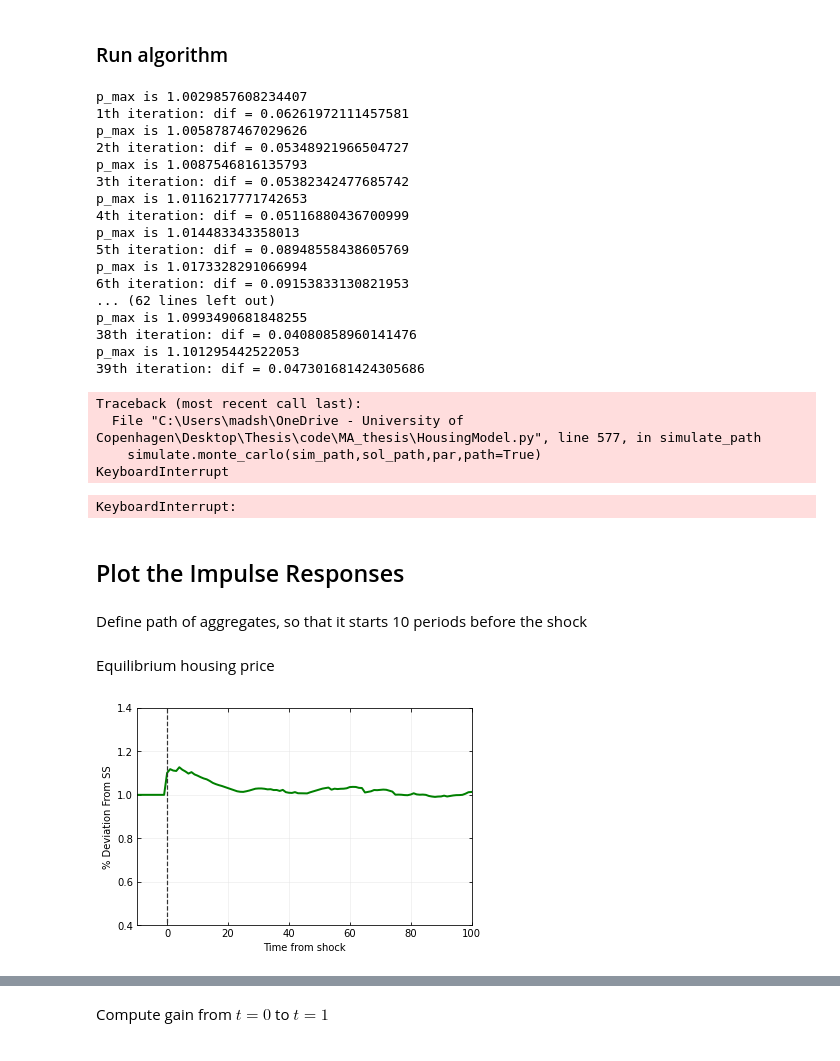
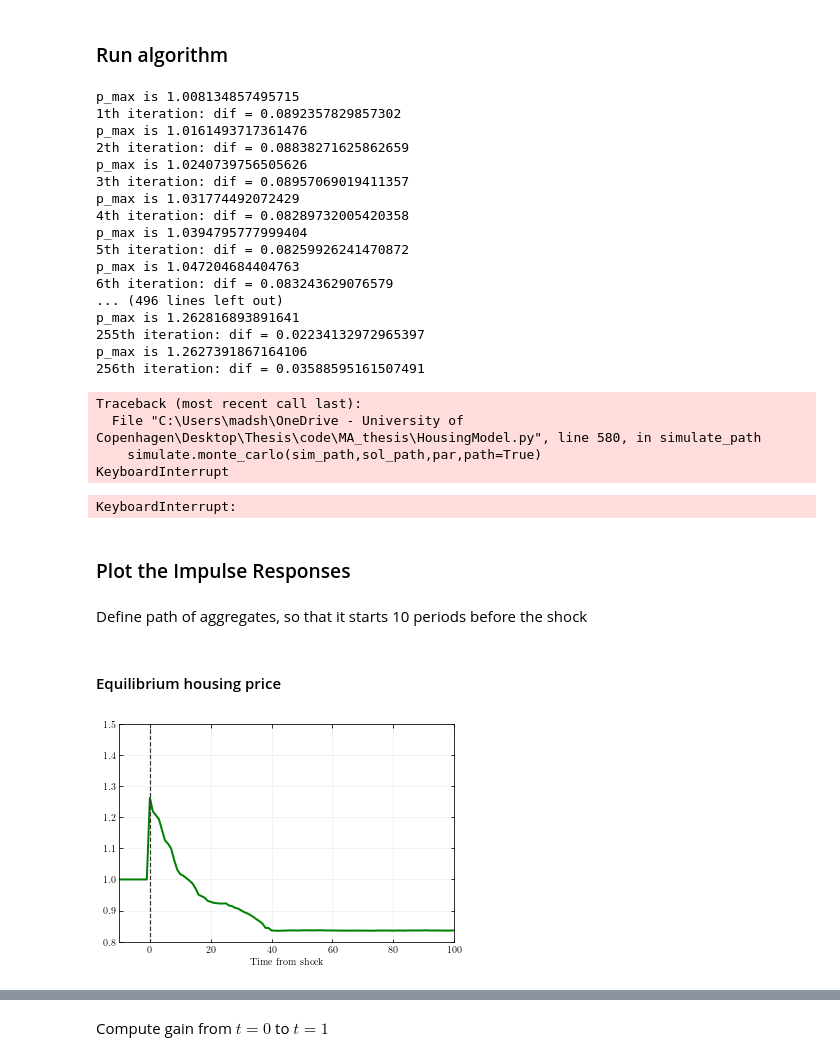
Before and after one commit to madsankern/MA_thesis, a Jupyter notebook: 01 - Transition.ipynb, the cells around one changed output, grey strips where cells are left out. Cells and saved outputs as stored; diff of their text form; code cells hidden in the pictures.

```diff
--- a/01 - Transition.ipynb
+++ b/01 - Transition.ipynb
@@ -221,15 +221,15 @@ plt.plot(model1.par.path_ph)
 ### Run algorithm
 # %%
 # a. allocate
-path_ph = np.zeros(par.path_T + par.T)
+# path_ph = np.zeros(par.path_T + par.T)
 
 # b. setting - 0.9999
 nu = 0.1 # relaxation parameter
 max_iter = 1000 # maximum number of iterations
 
 # # c. Set path of prices
-path_ph[:] = par.ph
-model1.par.path_ph = path_ph
+# path_ph[:] = par.ph
+model1.par.path_ph[:] = model1.par.ph # Set to steady state
 
 # d. Iterate
 it = 0
@@ -248,43 +248,46 @@ for _ in range(max_iter):
     # if it%10 == 0: print(f'{it:4d}: {max_abs_diff:.8f}')
     if max_abs_diff < 10e-4: break # test different values of this threshold
 
-    # v. Update
-    path_ph[:model1.par.path_T] =  path_ph[:model1.par.path_T] + nu*(H - H_ghost1) #path_ph[:model1.par.path_T]*(H/H_ghost1**nu)
-    path_ph[model1.par.path_T:] = path_ph[model1.par.path_T-50] # 0.860046773112169 # # Set as equal to the new ss price
+    # v. Update prices
+    model1.par.path_ph[0:model1.par.path_T] = model1.par.path_ph[0:model1.par.path_T] + .1*(H-H_ghost1)
+    model1.par.path_ph[model1.par.path_T:] = model1.par.path_ph[model1.par.path_T-1]
 
-    model1.par.path_ph = path_ph
+    # path_ph[:model1.par.path_T] =  path_ph[:model1.par.path_T] + nu*(H - H_ghost1) #path_ph[:model1.par.path_T]*(H/H_ghost1**nu)
+    # path_ph[model1.par.path_T:] = path_ph[model1.par.path_T-50] # 0.860046773112169 # # Set as equal to the new ss price
+
+    # model1.par.path_ph = path_ph
 
     # vi.  Increment
     it += 1
     if it > max_iter: raise Exception('too many iterations')
 
-    print('p_max is ' +str(path_ph[0]))
+    print('p_max is ' +str(model1.par.path_ph[0]))
     print(str(it)+'th iteration: dif = '+str(max_abs_diff))
 # %% [output]
-p_max is 1.0029857608234407
-1th iteration: dif = 0.06261972111457581
-p_max is 1.0058787467029626
-2th iteration: dif = 0.05348921966504727
-p_max is 1.0087546816135793
-3th iteration: dif = 0.05382342477685742
-p_max is 1.0116217771742653
-4th iteration: dif = 0.05116880436700999
-p_max is 1.014483343358013
-5th iteration: dif = 0.08948558438605769
-p_max is 1.0173328291066994
-6th iteration: dif = 0.09153833130821953
-... (62 lines left out)
-p_max is 1.0993490681848255
-38th iteration: dif = 0.04080858960141476
-p_max is 1.101295442522053
-39th iteration: dif = 0.047301681424305686
+p_max is 1.008134857495715
+1th iteration: dif = 0.0892357829857302
+p_max is 1.0161493717361476
+2th iteration: dif = 0.08838271625862659
+p_max is 1.0240739756505626
+3th iteration: dif = 0.08957069019411357
+p_max is 1.031774492072429
+4th iteration: dif = 0.08289732005420358
+p_max is 1.0394795777999404
+5th iteration: dif = 0.08259926241470872
+p_max is 1.047204684404763
+6th iteration: dif = 0.083243629076579
+... (496 lines left out)
+p_max is 1.262816893891641
+255th iteration: dif = 0.02234132972965397
+p_max is 1.2627391867164106
+256th iteration: dif = 0.03588595161507491
 Traceback (most recent call last):
-  File "C:\Users\madsh\OneDrive - University of Copenhagen\Desktop\Thesis\code\MA_thesis\HousingModel.py", line 577, in simulate_path
+  File "C:\Users\madsh\OneDrive - University of Copenhagen\Desktop\Thesis\code\MA_thesis\HousingModel.py", line 580, in simulate_path
     simulate.monte_carlo(sim_path,sol_path,par,path=True)
 KeyboardInterrupt
 KeyboardInterrupt:
 # %% [markdown]
-## Plot the Impulse Responses
+### Plot the Impulse Responses
 # %% [markdown]
 Define path of aggregates, so that it starts 10 periods before the shock
 # %%
@@ -302,25 +305,25 @@ a_path_base[10:] = np.mean(model1.sim_path.a, axis=1) / np.mean(model1.sim.a, ax
 
 t_axis = range(-10,200) # Time from shock
 # %% [markdown]
-Equilibrium housing price
+#### Equilibrium housing price
 # %%
 fig = plt.figure(figsize=(6,4))
 ax = fig.add_subplot(1,1,1)
 
 ax.plot(t_axis, p_path_base, color = 'green', linestyle='-', linewidth=2,  label = 'Demand',zorder=2)
 ax.vlines(0,0,10, color = '0.2', linestyle='--', linewidth = 1.2, zorder=2)
 
 ax.set_xlim(-10,100)
 # ax.set_ylim(6.98,7.53)
-ax.set_ylim(0.4,1.4)
+ax.set_ylim(0.8,1.5)
 
 ax.set_xlabel('Time from shock')
 ax.set_ylabel(r'% Deviation From SS')
 
 ax.grid(visible=True, which = 'major', linestyle='-', linewidth=0.5, color='0.9')
 ax.tick_params(axis='both',bottom=True,top=True,left=True,right=True,direction='in',which='both')
 # ax.legend(frameon = True, edgecolor = 'k', facecolor = 'white', framealpha=1, fancybox=False)
 
-# plt.savefig('../../tex/figs/IRF_ph.pdf')
+plt.savefig('../../tex/figs/IRF_ph.pdf')
 # %% [output]
-[figure, old version]
+[figure, new version]
```
Also changed, not shown: parts of 45 cells of this notebook.
